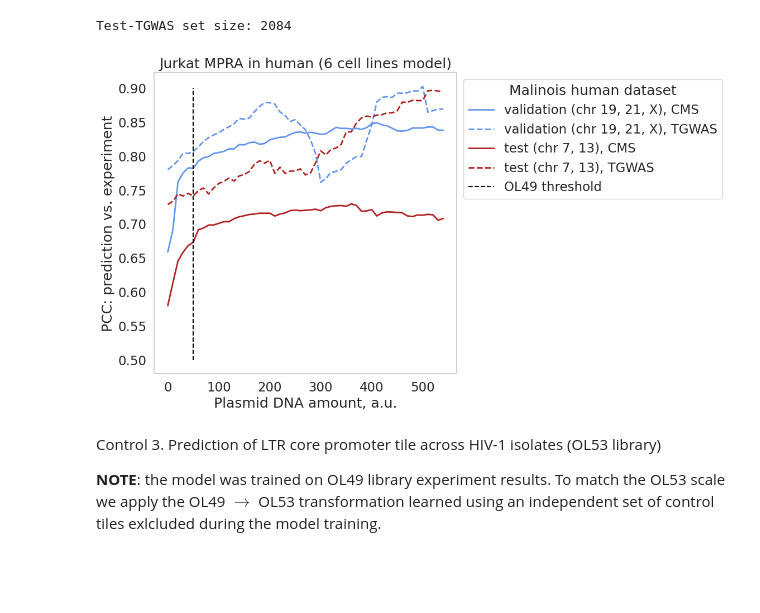
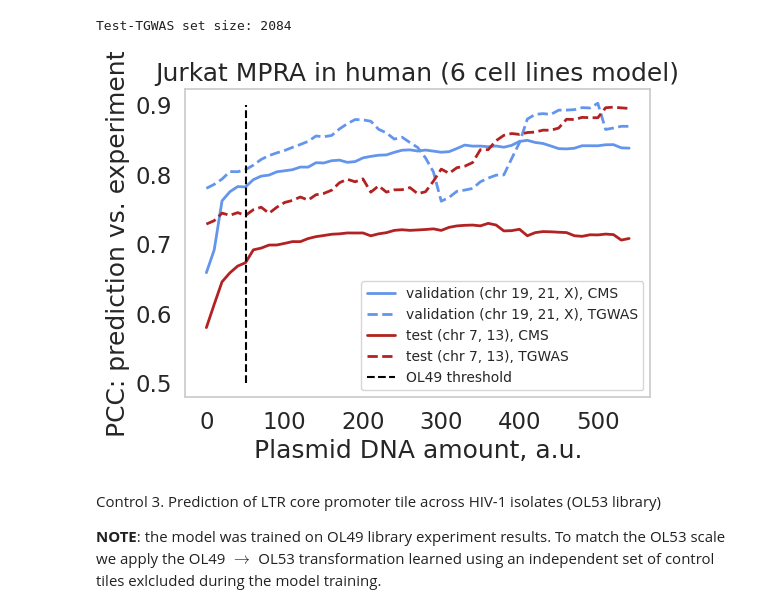
Before and after one commit to osyafinkelberg/mpra-predictor, a Jupyter notebook: notebooks/01_assess_mpra_predictor.ipynb, the cells around one changed output. Saved outputs shown, nothing was run; the diff lists cells and outputs as text; code cells hidden in the pictures; blank space fills up the shorter version.

```diff
--- a/notebooks/01_assess_mpra_predictor.ipynb
+++ b/notebooks/01_assess_mpra_predictor.ipynb
@@ -197,28 +244,30 @@ Test-TGWAS set size: 2084
 # %%
 dna_thresh_grid = np.arange(0, 550, 10)
 
-fig, ax = plt.subplots(figsize=(7, 7))
+fig, ax = plt.subplots(figsize=(6, 4))
 for group, chrs in zip(["validation", "test"], [valid_chrs, test_chrs]):
     for project in projects:
         ctrl_dataset = human_ctrls[f"{group}.{project}"]
         targets = human_ctrls[f"{group}.{project}.targets"]
         preds = human_ctrls[f"{group}.{project}.preds"]
         pcc_grid = list()
         for dna_thresh in dna_thresh_grid:
             mask = (ctrl_dataset["DNA_mean"] >= dna_thresh).to_numpy()
             pcc_grid.append(pearsonr(targets[mask][:, 0], preds[mask][:, target_index]).statistic)
         color = "cornflowerblue" if group == "validation" else "firebrick"
         ls = "-" if project == "CMS" else "--"
         label = f"{group} (chr {', '.join(chrs)}), {project}"
         ax.plot(dna_thresh_grid, pcc_grid, linewidth=2, ls=ls, color=color, label=label)
 ax.plot([50, 50], [.5, .9], color='black', ls='--', label="OL49 threshold")
 ax.set_title(f"{target_label} MPRA in human (6 cell lines model)")
 ax.set_ylabel("PCC: prediction vs. experiment")
 ax.set_xlabel("Plasmid DNA amount, a.u.")
-ax.legend(bbox_to_anchor=(1, 1), title="Malinois human dataset")
+ax.legend(loc='lower right', fontsize=10)
 ax.grid(False)
+
+plt.savefig(DATA_DIR / "figures/crest_plasmid_amount.pdf", format="pdf", bbox_inches="tight")
 # %% [output]
-[figure, old version]
+[figure, new version]
 # %% [markdown]
 Control 3. Prediction of LTR core promoter tile across HIV-1 isolates (OL53 library)
 
```
Also changed, not shown: parts of 3 cells of this notebook.
